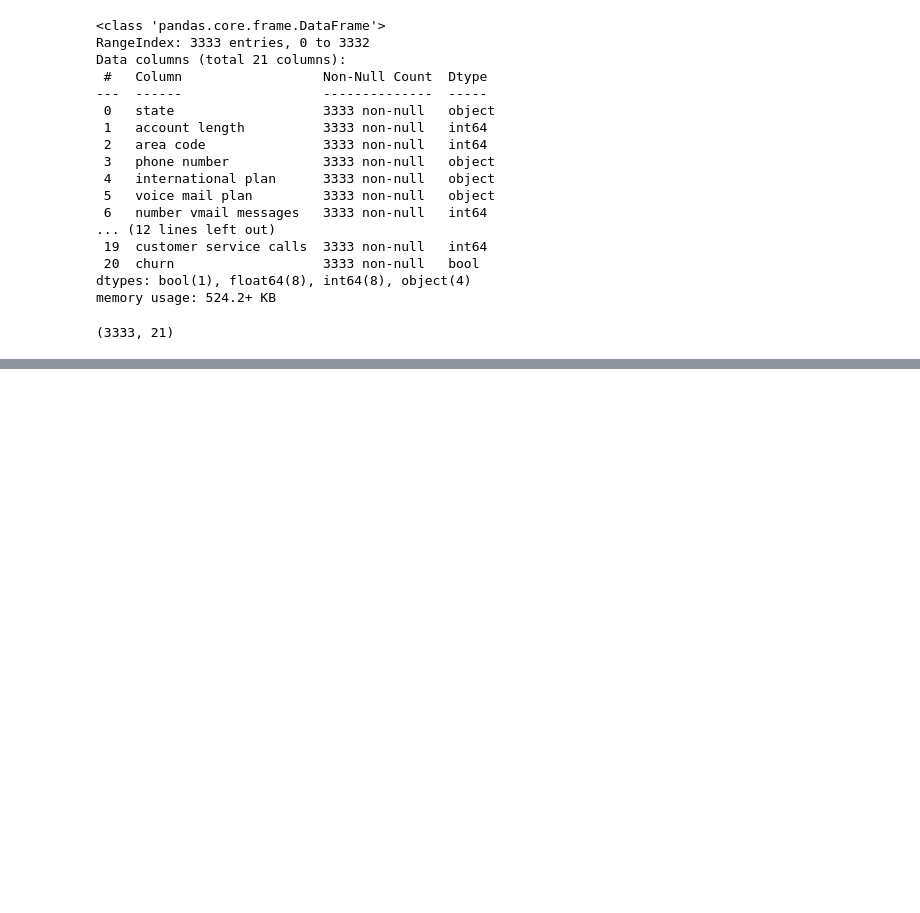
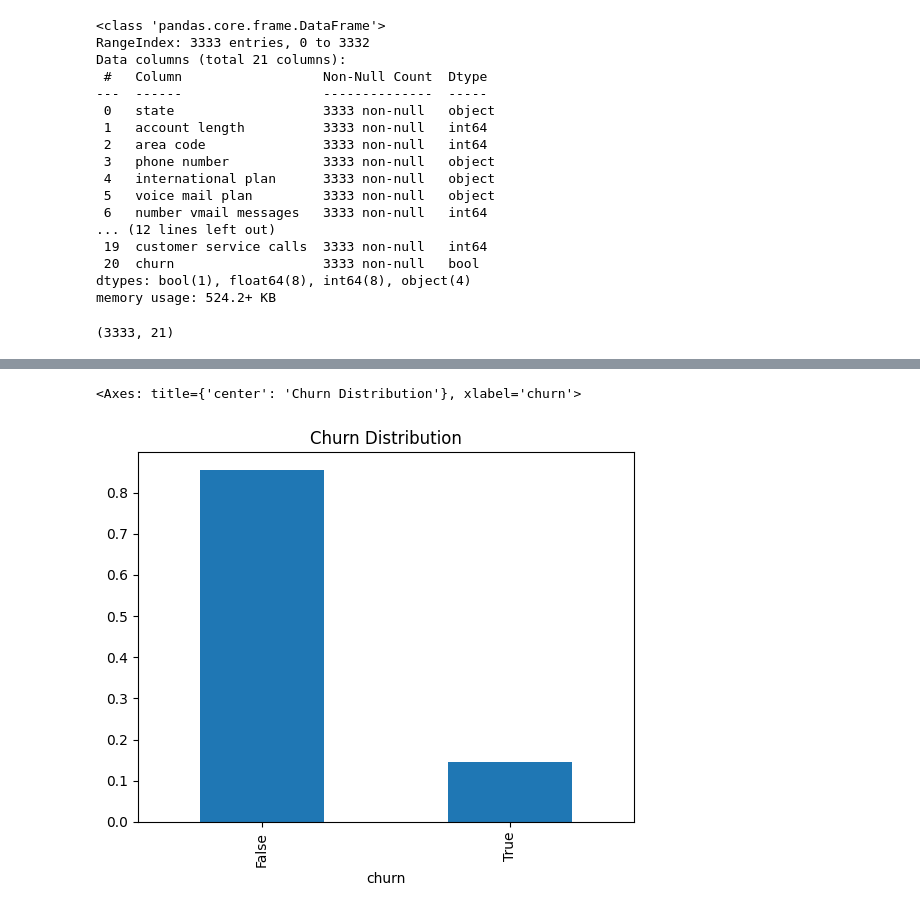
Before and after one commit to Kelvin-Shilisia/syriatel-churn-classifier, a Jupyter notebook: syriatel-churn-classifier.ipynb, the cells around one changed output, grey strips where cells are left out. Drawn from its saved outputs; the diff is of its cells as text; code cells hidden in the pictures; blank space fills up the shorter version.

```diff
--- a/syriatel-churn-classifier.ipynb
+++ b/syriatel-churn-classifier.ipynb
@@ -45,0 +110,5 @@ memory usage: 524.2+ KB
+# %%
+df['churn'].value_counts(normalize=True).plot(kind='bar', title='Churn Distribution')
+# %% [output]
+<Axes: title={'center': 'Churn Distribution'}, xlabel='churn'>
+[figure, added]
```
Also changed, not shown: parts of 13 cells of this notebook.
